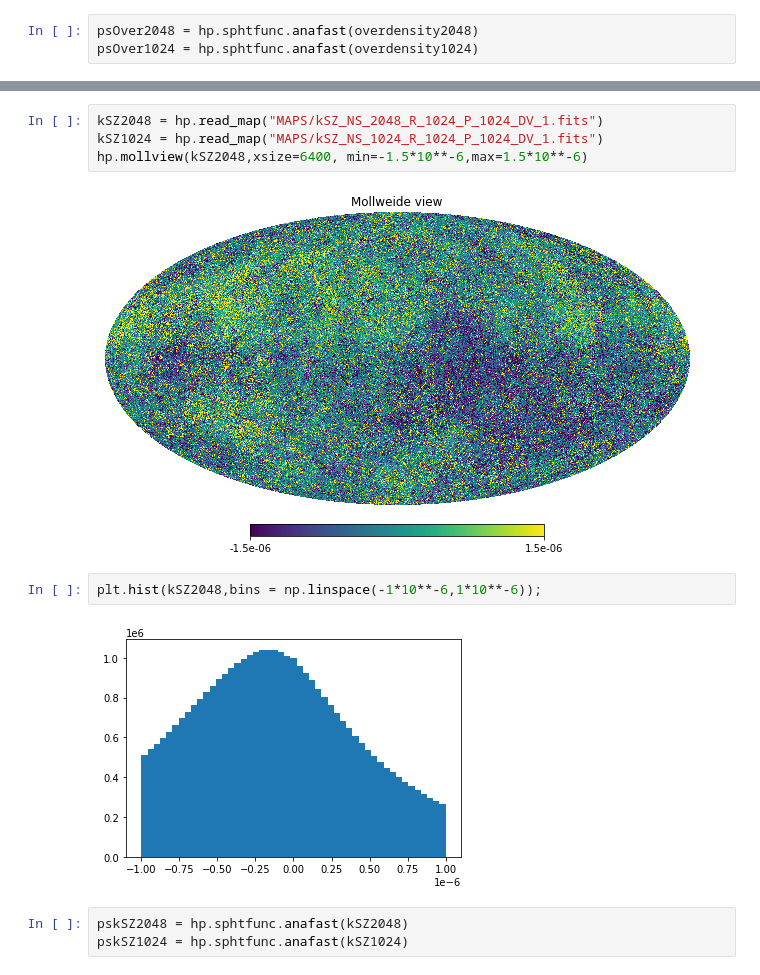
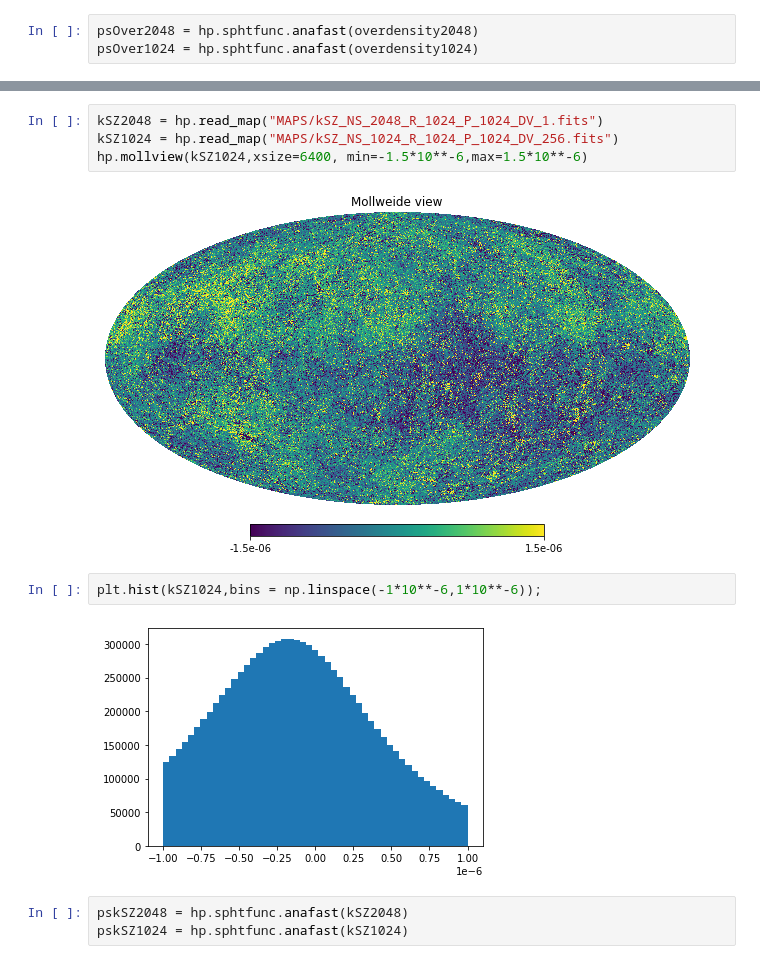
Before and after one commit to wurdahl/kSZfromPC, a Jupyter notebook: Opening-FITS.ipynb, the cells around one changed output, grey strips where cells are left out. Saved outputs shown, nothing was run; the diff lists cells and outputs as text.

```diff
--- a/Opening-FITS.ipynb
+++ b/Opening-FITS.ipynb
@@ -25,14 +25,14 @@ plt.show()
 [figure]
 # %%
 kSZ2048 = hp.read_map("MAPS/kSZ_NS_2048_R_1024_P_1024_DV_1.fits")
-kSZ1024 = hp.read_map("MAPS/kSZ_NS_1024_R_1024_P_1024_DV_1.fits")
-hp.mollview(kSZ2048,xsize=6400, min=-1.5*10**-6,max=1.5*10**-6)
+kSZ1024 = hp.read_map("MAPS/kSZ_NS_1024_R_1024_P_1024_DV_256.fits")
+hp.mollview(kSZ1024,xsize=6400, min=-1.5*10**-6,max=1.5*10**-6)
 # %% [output]
-[figure, old version]
+[figure, new version]
 # %%
-plt.hist(kSZ2048,bins = np.linspace(-1*10**-6,1*10**-6));
+plt.hist(kSZ1024,bins = np.linspace(-1*10**-6,1*10**-6));
 # %% [output]
-[figure, old version]
+[figure, new version]
 # %%
 pskSZ2048 = hp.sphtfunc.anafast(kSZ2048)
 pskSZ1024 = hp.sphtfunc.anafast(kSZ1024)
```
Also changed, not shown: parts of 6 cells of this notebook.
